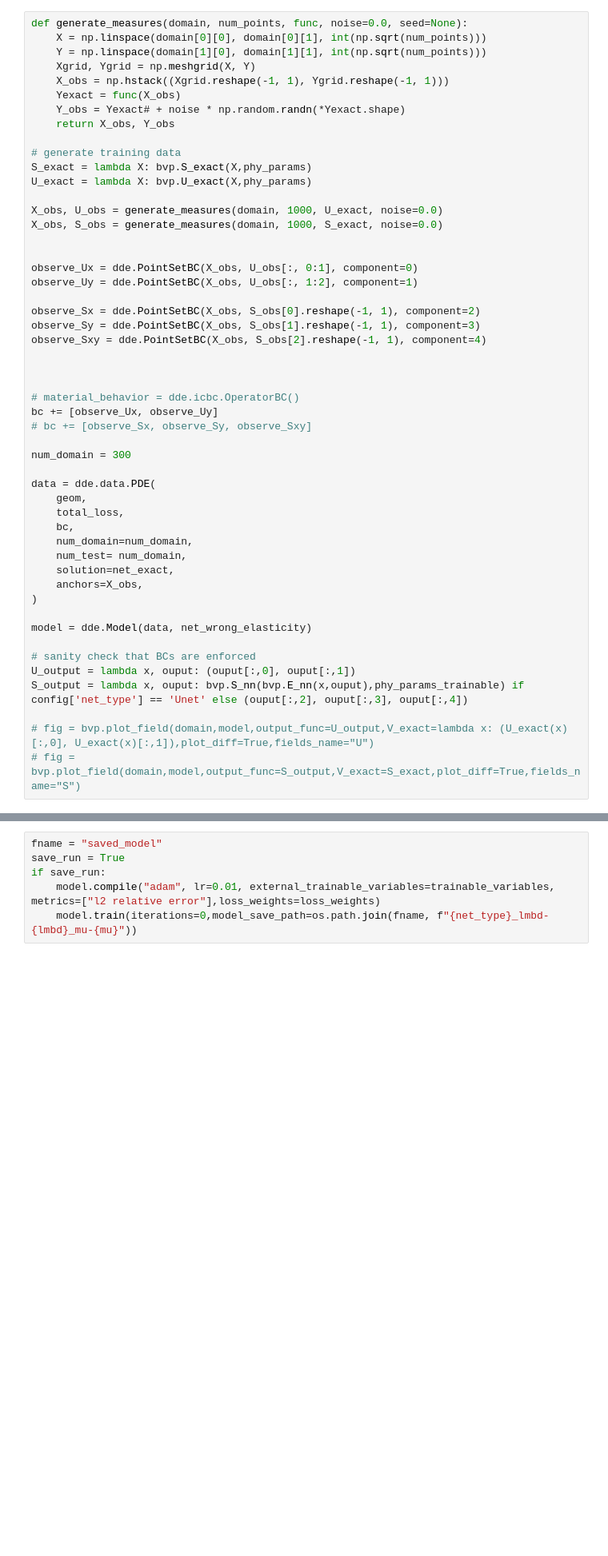
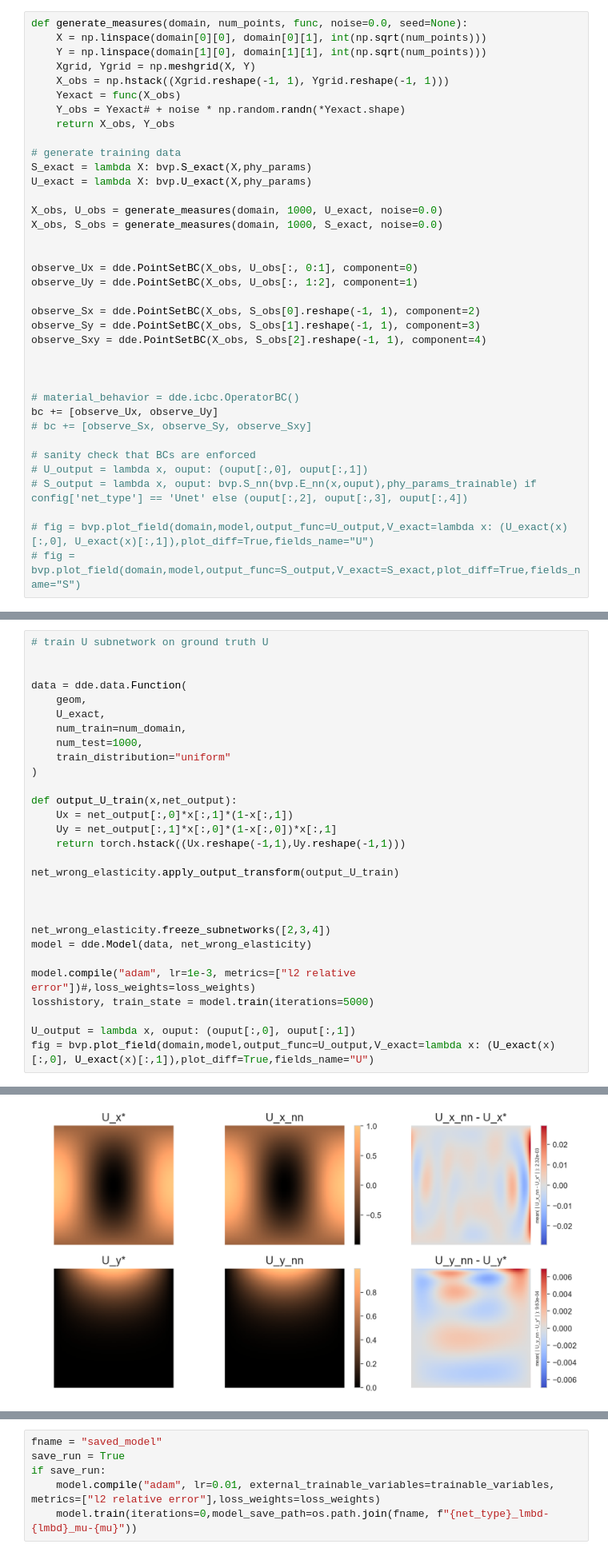
Before and after one commit to bonneted/pinn-cm, a Jupyter notebook: inverse/elasticity_identification.ipynb, the cells around one changed output, grey strips where cells are left out. Shown at 80% size. Drawn from its saved outputs; the diff is of its cells as text; blank space fills up the shorter version.

```diff
--- a/inverse/elasticity_identification.ipynb
+++ b/inverse/elasticity_identification.ipynb
@@ -99,23 +99,9 @@ observe_Sxy = dde.PointSetBC(X_obs, S_obs[2].reshape(-1, 1), component=4)
 bc += [observe_Ux, observe_Uy]
 # bc += [observe_Sx, observe_Sy, observe_Sxy]
 
-num_domain = 300
-
-data = dde.data.PDE(
-    geom,
-    total_loss,
-    bc,
-    num_domain=num_domain,
-    num_test= num_domain,
-    solution=net_exact,
-    anchors=X_obs,
-)
-
-model = dde.Model(data, net_wrong_elasticity)
-
 # sanity check that BCs are enforced
-U_output = lambda x, ouput: (ouput[:,0], ouput[:,1])
-S_output = lambda x, ouput: bvp.S_nn(bvp.E_nn(x,ouput),phy_params_trainable) if config['net_type'] == 'Unet' else (ouput[:,2], ouput[:,3], ouput[:,4])
+# U_output = lambda x, ouput: (ouput[:,0], ouput[:,1])
+# S_output = lambda x, ouput: bvp.S_nn(bvp.E_nn(x,ouput),phy_params_trainable) if config['net_type'] == 'Unet' else (ouput[:,2], ouput[:,3], ouput[:,4])
 
 # fig = bvp.plot_field(domain,model,output_func=U_output,V_exact=lambda x: (U_exact(x)[:,0], U_exact(x)[:,1]),plot_diff=True,fields_name="U")
 # fig = bvp.plot_field(domain,model,output_func=S_output,V_exact=S_exact,plot_diff=True,fields_name="S")
@@ -123,0 +108,30 @@ Warning: 300 points required, but 324 points sampled.
+# %%
+# train U subnetwork on ground truth U
+
+
+data = dde.data.Function(
+    geom,
+    U_exact,
+    num_train=num_domain,
+    num_test=1000,
+    train_distribution="uniform"
+)
+
+def output_U_train(x,net_output):
+    Ux = net_output[:,0]*x[:,1]*(1-x[:,1])
+    Uy = net_output[:,1]*x[:,0]*(1-x[:,0])*x[:,1]
+    return torch.hstack((Ux.reshape(-1,1),Uy.reshape(-1,1)))
+
+net_wrong_elasticity.apply_output_transform(output_U_train)
+
+
+
+net_wrong_elasticity.freeze_subnetworks([2,3,4])
+model = dde.Model(data, net_wrong_elasticity)
+
+model.compile("adam", lr=1e-3, metrics=["l2 relative error"])#,loss_weights=loss_weights)
+losshistory, train_state = model.train(iterations=5000)
+
+U_output = lambda x, ouput: (ouput[:,0], ouput[:,1])
+fig = bvp.plot_field(domain,model,output_func=U_output,V_exact=lambda x: (U_exact(x)[:,0], U_exact(x)[:,1]),plot_diff=True,fields_name="U")
+# %% [output]
@@ -124 +158,2 @@ Warning: 300 points required, but 324 points sampled.
+[figure, added]
 # %%
```
Also changed, not shown: parts of 7 cells of this notebook, 2 other files.
